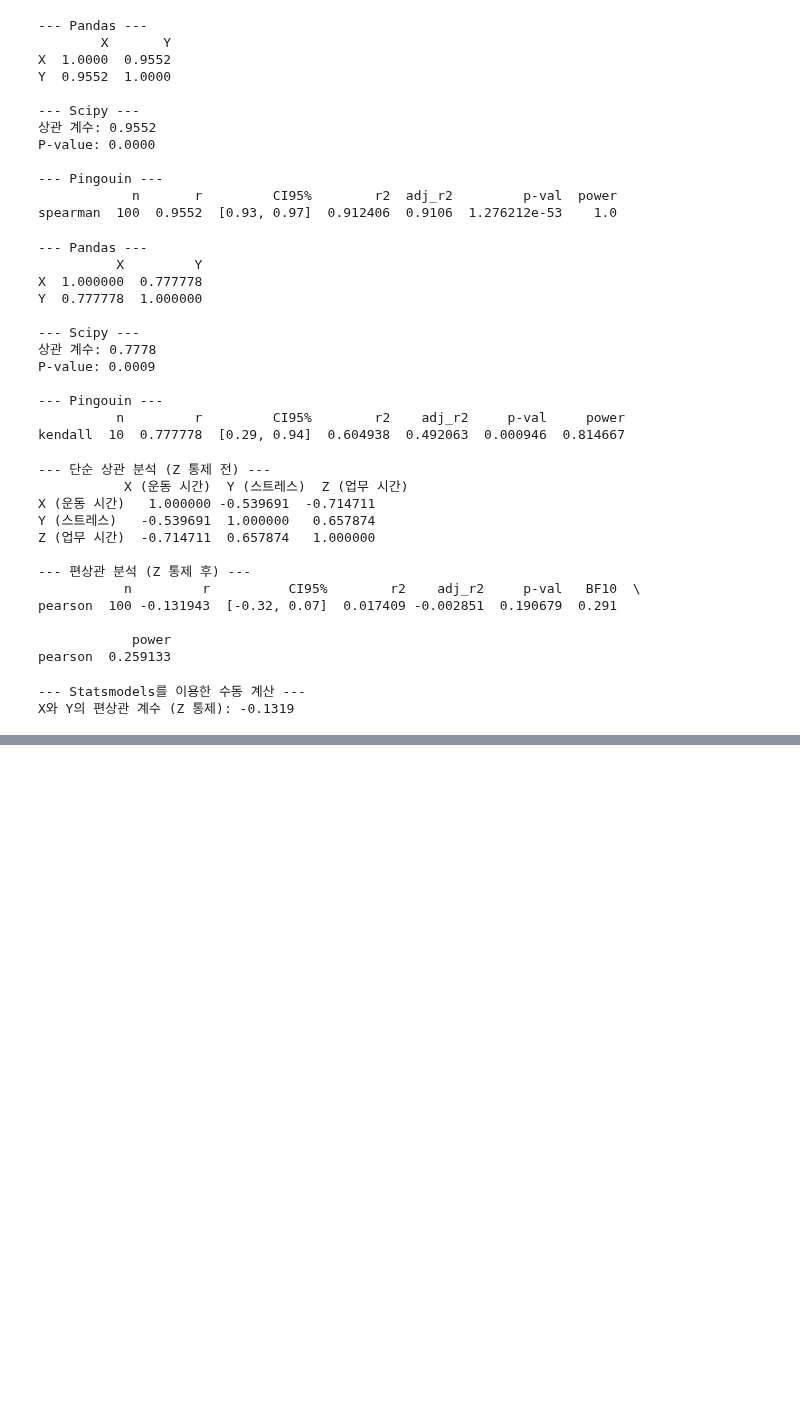
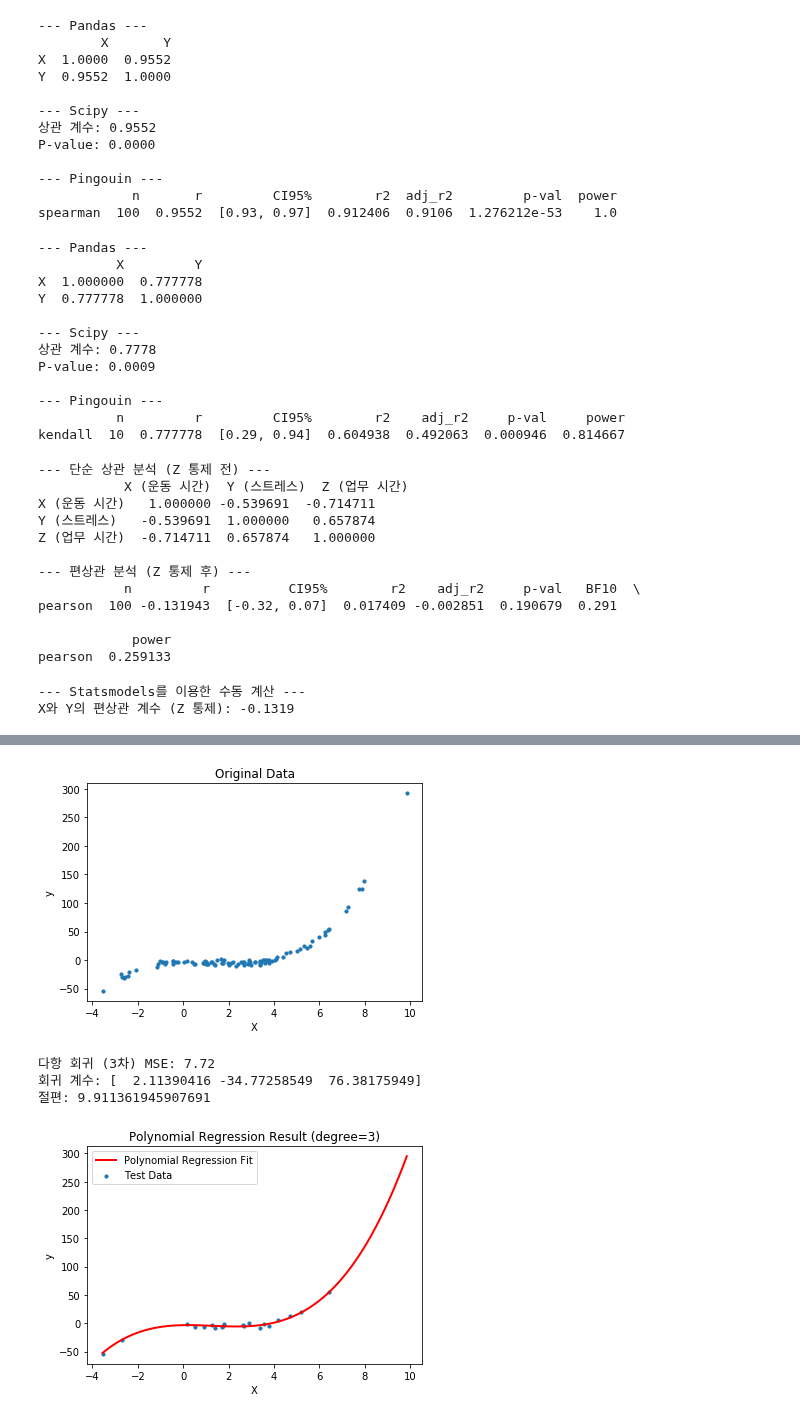
Before and after one commit to kangspa/ADP-study, a Jupyter notebook: PracticeTest/practice.ipynb, the cells around one changed output, grey strips where cells are left out. Drawn from its saved outputs; the diff is of its cells as text; code cells hidden in the pictures; blank space fills up the shorter version.

```diff
--- a/PracticeTest/practice.ipynb
+++ b/PracticeTest/practice.ipynb
@@ -312,0 +401,71 @@ X와 Y의 편상관 계수 (Z 통제): -0.1319
+# %%
+import numpy as np
+import pandas as pd
+from sklearn.preprocessing import PolynomialFeatures, StandardScaler
+from sklearn.linear_model import LinearRegression
+from sklearn.model_selection import train_test_split
+from sklearn.metrics import mean_squared_error
+import matplotlib.pyplot as plt
+
+# 1. 데이터 생성 (비선형 관계)
+np.random.seed(42)
+X = 2 - 3 * np.random.normal(0, 1, 100)
+y = X - 2 * (X ** 2) + 0.5 * (X ** 3) + np.random.normal(-3, 3, 100)
+X = X[:, np.newaxis] # scikit-learn 입력을 위해 2D 배열로 변환
+
+# 데이터 시각화
+plt.scatter(X, y, s=10)
+plt.title("Original Data")
+plt.xlabel("X")
+plt.ylabel("y")
+plt.show()
+
+# 2. 데이터 분할
+X_train, X_test, y_train, y_test = train_test_split(X, y, test_size=0.2, random_state=42)
+
+# 3. 다항 특성 생성
+# PolynomialFeatures 하이퍼파라미터
+# degree: 다항식의 차수 (기본값=2). 높을수록 복잡한 곡선을 만들지만 과적합 위험이 커집니다.
+# interaction_only: True이면 상호작용 항만 생성합니다 (e.g., x1*x2). 개별 변수의 거듭제곱 항(x1^2, x2^2)은 생성하지 않습니다. (기본값=False)
+# include_bias: True이면 편향을 위한 특성(값이 1인 열)을 추가합니다. (기본값=True)
+poly_features = PolynomialFeatures(degree=3, include_bias=False)
+X_poly_train = poly_features.fit_transform(X_train)
+X_poly_test = poly_features.transform(X_test)
+
+# 4. 스케일링 (선택 사항이지만 권장)
+# 다항 특성 생성 후 스케일링을 적용합니다.
+scaler = StandardScaler()
+X_poly_train_scaled = scaler.fit_transform(X_poly_train)
+X_poly_test_scaled = scaler.transform(X_poly_test)
+
+
+# 5. 선형 회귀 모델 학습
+lin_reg = LinearRegression()
+lin_reg.fit(X_poly_train_scaled, y_train)
+
+# 6. 예측 및 평가
+y_pred = lin_reg.predict(X_poly_test_scaled)
+mse = mean_squared_error(y_test, y_pred)
+print(f"다항 회귀 (3차) MSE: {mse:.2f}")
+print(f"회귀 계수: {lin_reg.coef_}")
+print(f"절편: {lin_reg.intercept_}")
+
+# 7. 결과 시각화
+X_new = np.linspace(X.min(), X.max(), 100).reshape(-1, 1)
+X_new_poly = poly_features.transform(X_new)
+X_new_poly_scaled = scaler.transform(X_new_poly)
+y_new = lin_reg.predict(X_new_poly_scaled)
+
+plt.scatter(X_test, y_test, s=10, label="Test Data")
+plt.plot(X_new, y_new, "r-", linewidth=2, label="Polynomial Regression Fit")
+plt.title("Polynomial Regression Result (degree=3)")
+plt.xlabel("X")
+plt.ylabel("y")
+plt.legend()
+plt.show()
+# %% [output]
+[figure, added]
+다항 회귀 (3차) MSE: 7.72
+회귀 계수: [  2.11390416 -34.77258549  76.38175949]
+절편: 9.911361945907691
+[figure, added]
```
Also changed, not shown: parts of 11 cells of this notebook, 14 other files.
